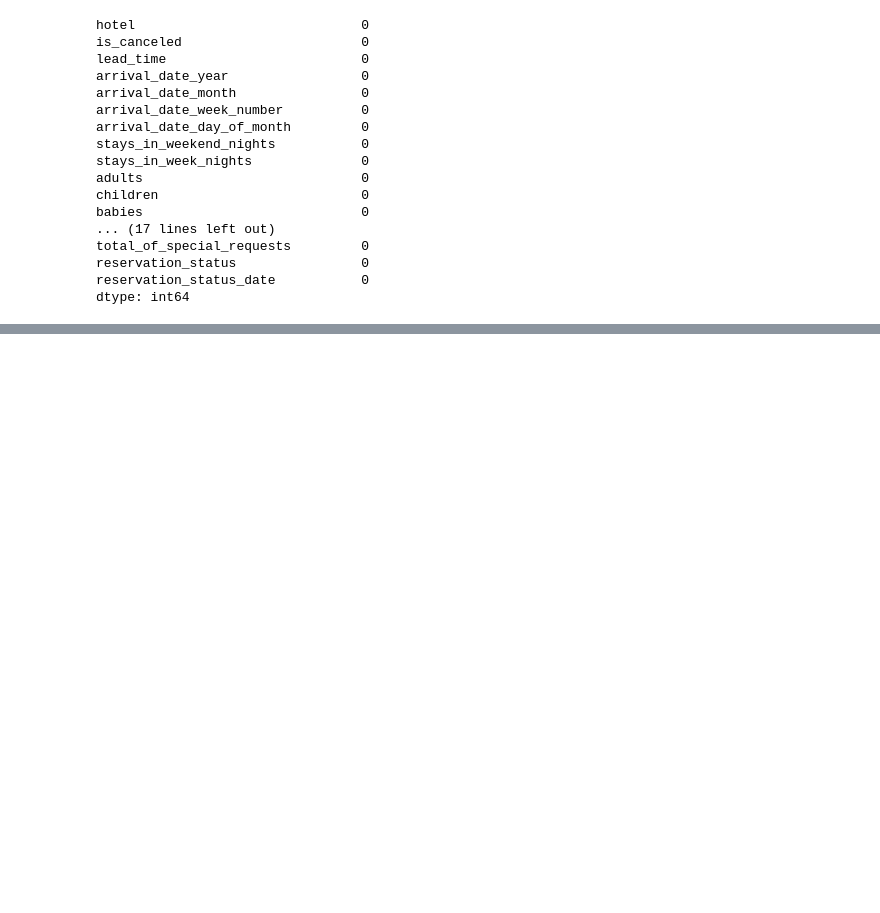
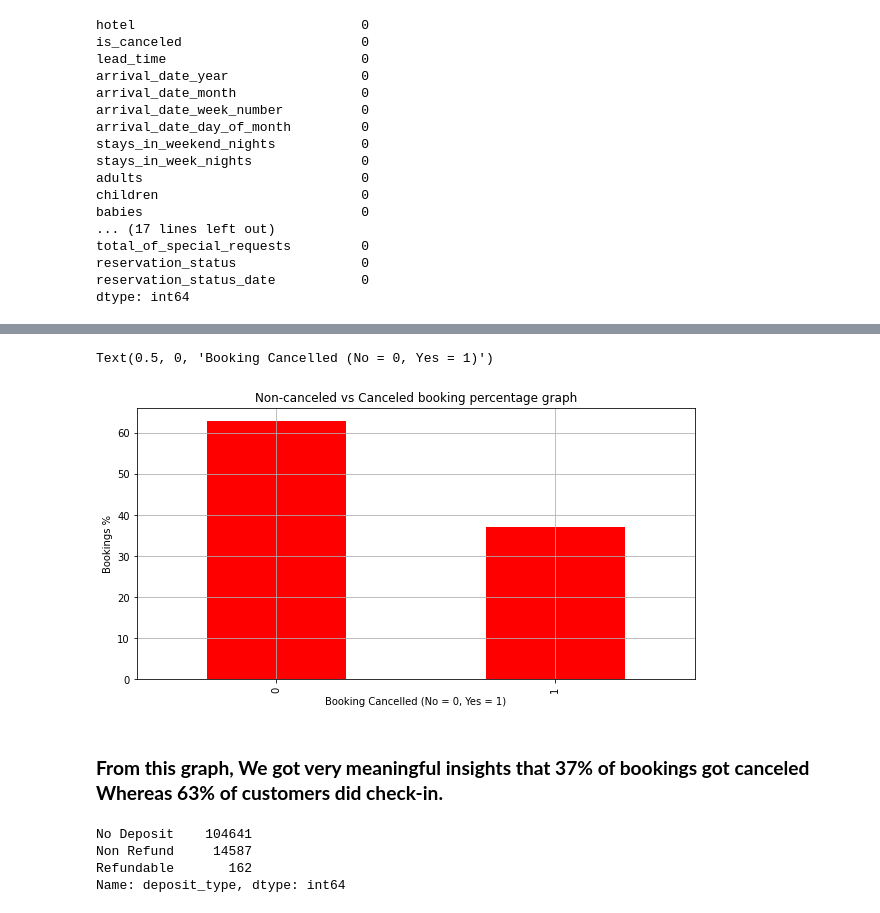
Before and after one commit to Animesh227/Hotel-Booking-Analysis, a Jupyter notebook: Hotel_Booking_Analysis_Capstone_Project_Animesh_Chakraborty.ipynb, the cells around one changed output, grey strips where cells are left out. Saved outputs shown, nothing was run; the diff lists cells and outputs as text; code cells hidden in the pictures; blank space fills up the shorter version.

```diff
--- a/Hotel_Booking_Analysis_Capstone_Project_Animesh_Chakraborty.ipynb
+++ b/Hotel_Booking_Analysis_Capstone_Project_Animesh_Chakraborty.ipynb
@@ -168,0 +199,21 @@ dtype: int64
+# %%
+# Plot the graph for non-canceled vs canceled bookings percentage
+
+booking_percentage.plot(kind='bar',color='red')
+plt.grid()
+plt.title('Non-canceled vs Canceled booking percentage graph')
+plt.ylabel('Bookings %')
+plt.xlabel('Booking Cancelled (No = 0, Yes = 1)')
+# %% [output]
+Text(0.5, 0, 'Booking Cancelled (No = 0, Yes = 1)')
+[figure, added]
+# %% [markdown]
+### **From this graph, We got very meaningful insights that 37% of bookings got canceled  Whereas 63% of customers did check-in.**
+# %%
+deposit_type = df['deposit_type'].value_counts()
+deposit_type
+# %% [output]
+No Deposit    104641
+Non Refund     14587
+Refundable       162
+Name: deposit_type, dtype: int64
```
Also changed, not shown: parts of 8 cells of this notebook.
